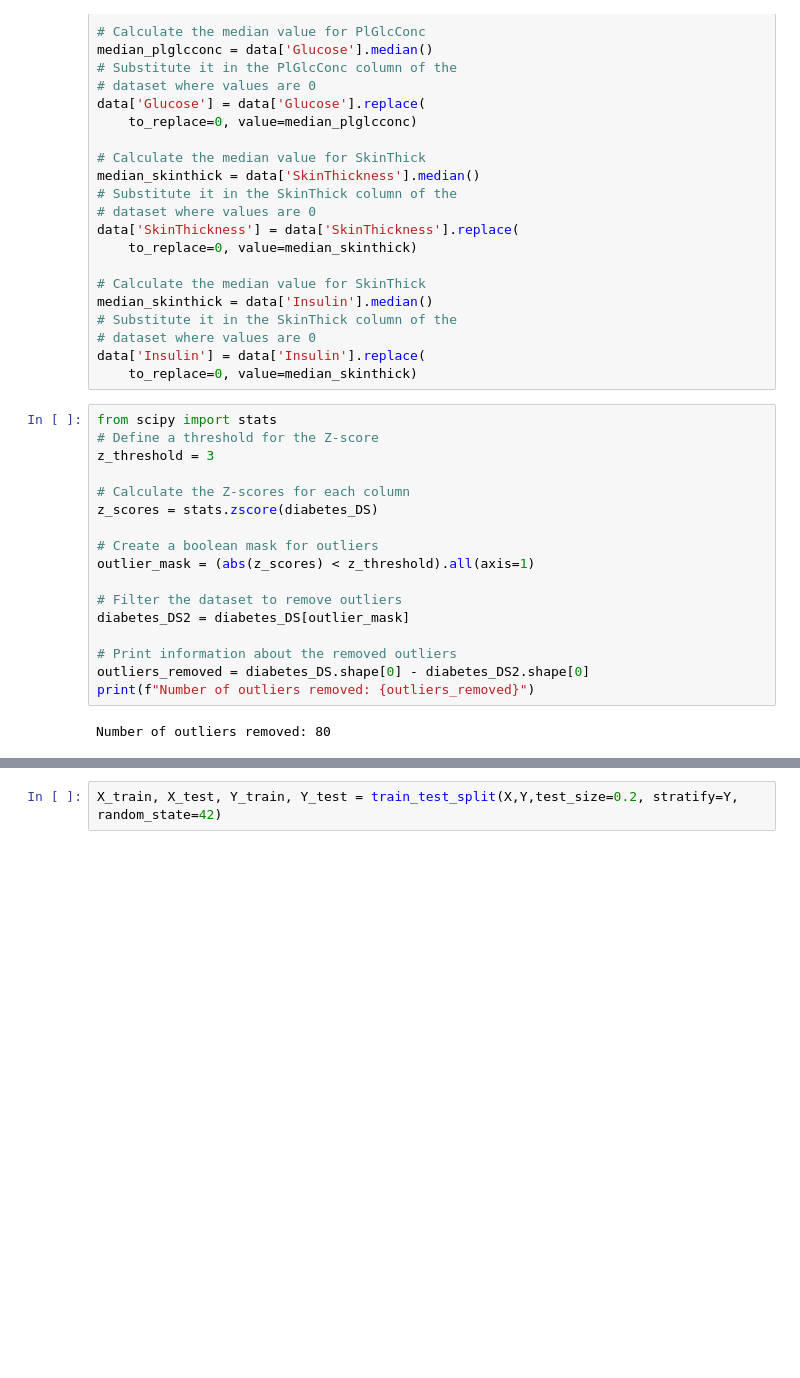
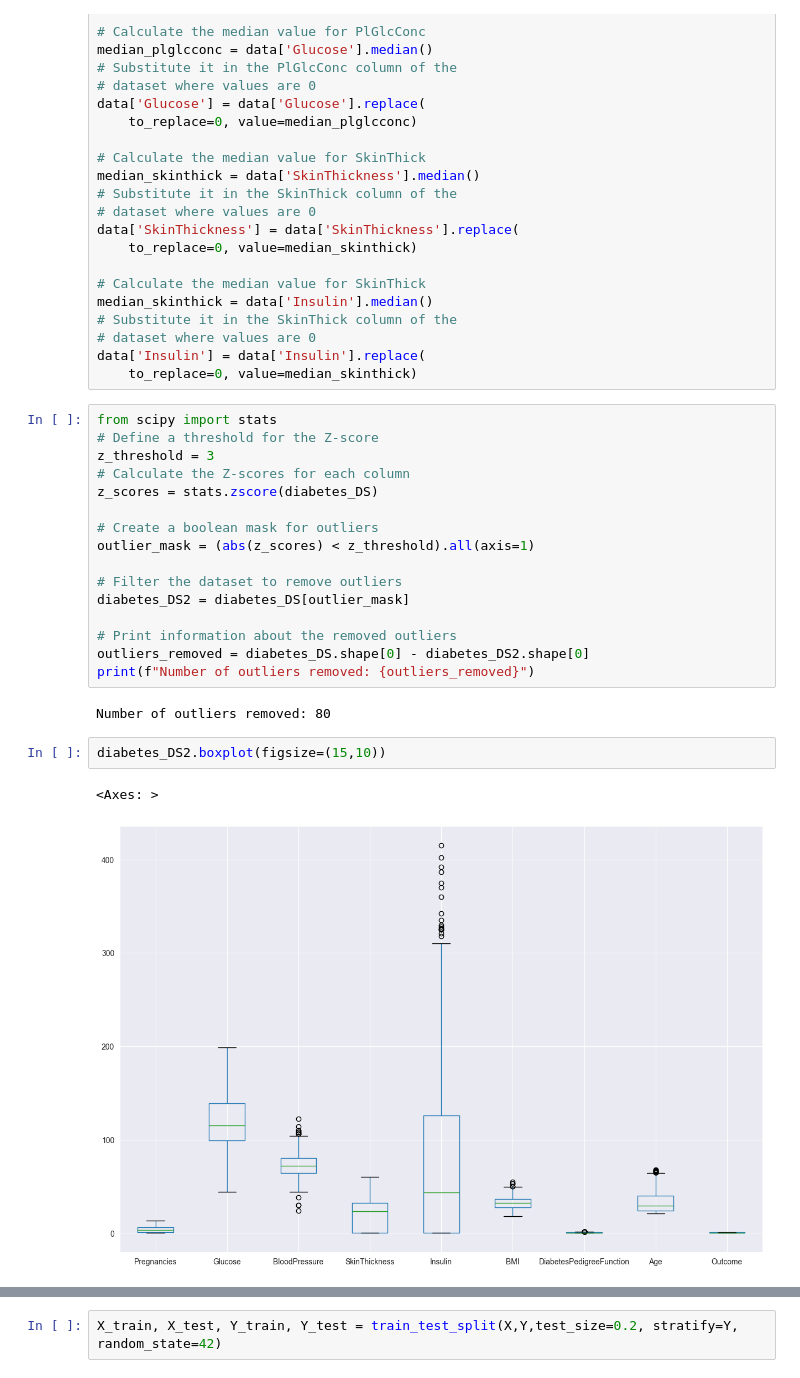
Before and after one commit to Bhargavoza1/ml-practice-project, a Jupyter notebook: Diabetes-Prediction.ipynb, the cells around one changed output, grey strips where cells are left out. Cells and saved outputs as stored; diff of their text form; blank space fills up the shorter version.

```diff
--- a/Diabetes-Prediction.ipynb
+++ b/Diabetes-Prediction.ipynb
@@ -158,7 +152,6 @@ data['Insulin'] = data['Insulin'].replace(
 from scipy import stats
 # Define a threshold for the Z-score
 z_threshold = 3
-
 # Calculate the Z-scores for each column
 z_scores = stats.zscore(diabetes_DS)
 
@@ -173,6 +166,11 @@ outliers_removed = diabetes_DS.shape[0] - diabetes_DS2.shape[0]
 print(f"Number of outliers removed: {outliers_removed}")
 # %% [output]
 Number of outliers removed: 80
+# %%
+diabetes_DS2.boxplot(figsize=(15,10))
+# %% [output]
+<Axes: >
+[figure, added]
 # %%
 from sklearn.preprocessing import StandardScaler
 scaler = StandardScaler()
```
Also changed, not shown: parts of 19 cells of this notebook.
